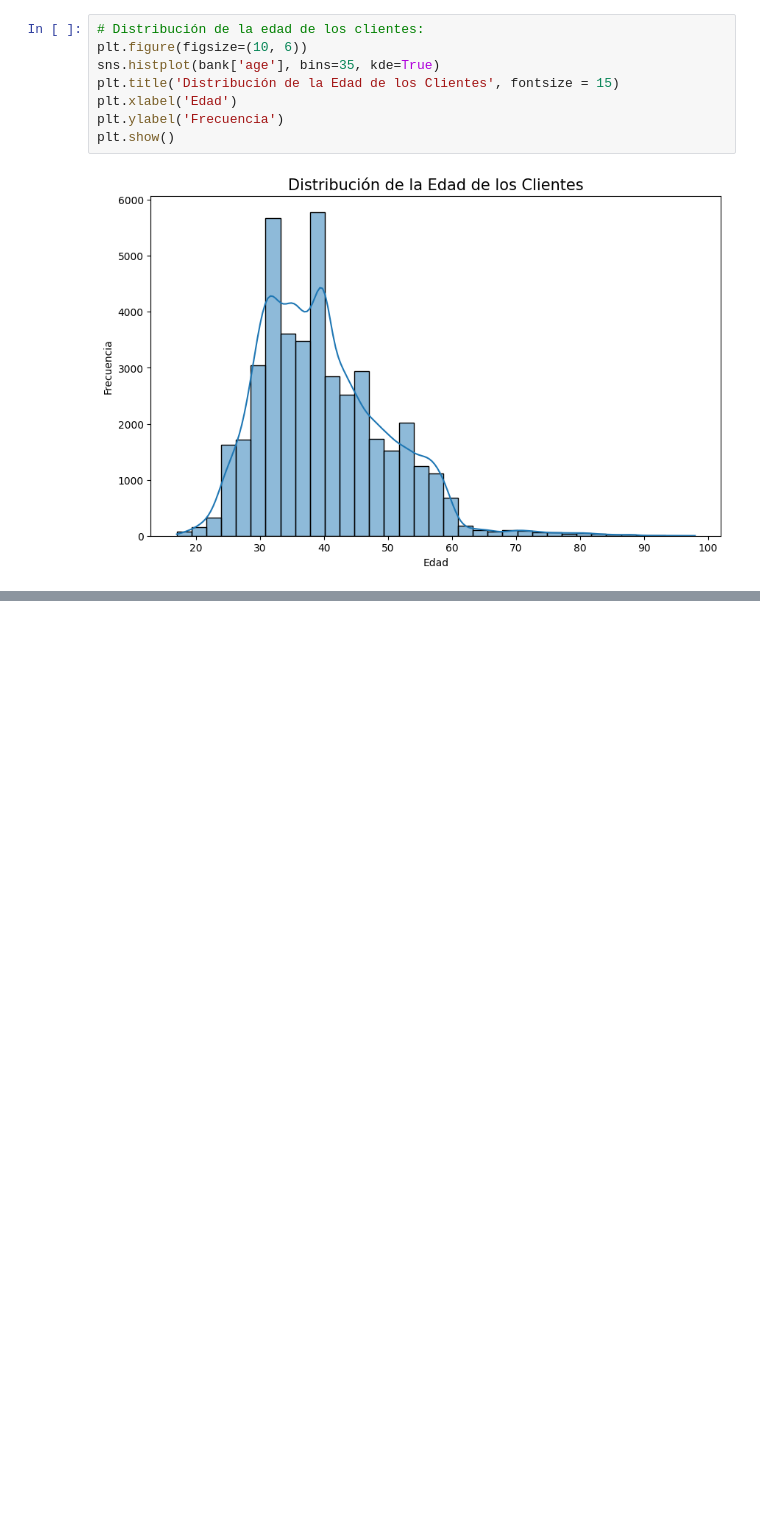
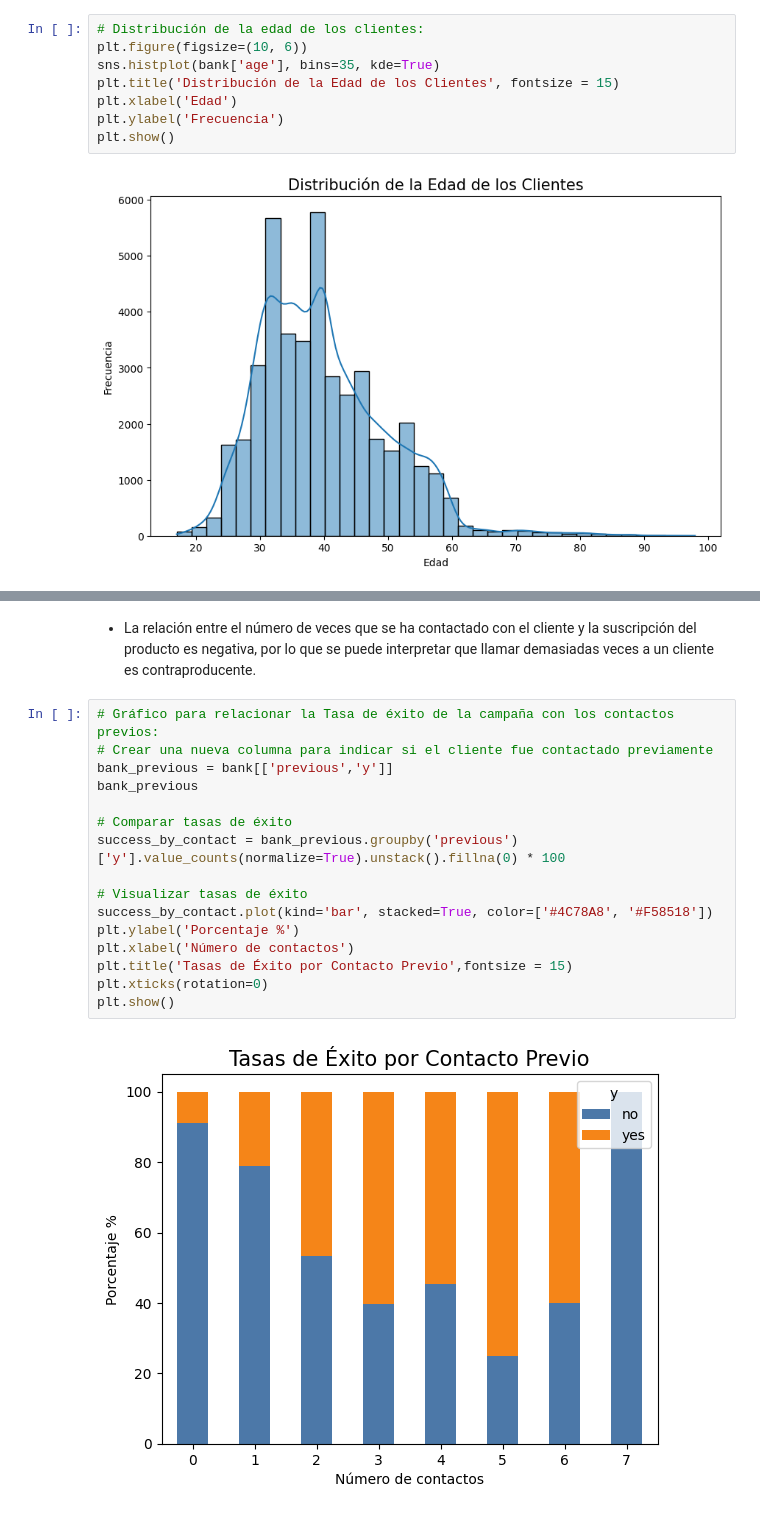
Before and after one commit to MarionaCarreras/Proyecto_PythonforData, a Jupyter notebook: EDA_bank.ipynb, the cells around one changed output, grey strips where cells are left out. Drawn from its saved outputs; the diff is of its cells as text; blank space fills up the shorter version.

```diff
--- a/EDA_bank.ipynb
+++ b/EDA_bank.ipynb
@@ -1081,0 +1237,20 @@ Campañas Enfocadas en Ocupación: Considerar estrategias específicas para los
+# %% [markdown]
+- La relación entre el número de veces que se ha contactado con el cliente y la suscripción del producto es negativa, por lo que se puede interpretar que llamar demasiadas veces a un cliente es contraproducente.
+# %%
+# Gráfico para relacionar la Tasa de éxito de la campaña con los contactos previos:
+# Crear una nueva columna para indicar si el cliente fue contactado previamente
+bank_previous = bank[['previous','y']]
+bank_previous
+
+# Comparar tasas de éxito
+success_by_contact = bank_previous.groupby('previous')['y'].value_counts(normalize=True).unstack().fillna(0) * 100
+
+# Visualizar tasas de éxito
+success_by_contact.plot(kind='bar', stacked=True, color=['#4C78A8', '#F58518'])
+plt.ylabel('Porcentaje %')
+plt.xlabel('Número de contactos')
+plt.title('Tasas de Éxito por Contacto Previo',fontsize = 15)
+plt.xticks(rotation=0)
+plt.show()
+# %% [output]
+[figure, added]
```
Also changed, not shown: parts of 22 cells of this notebook, 3 other files.
